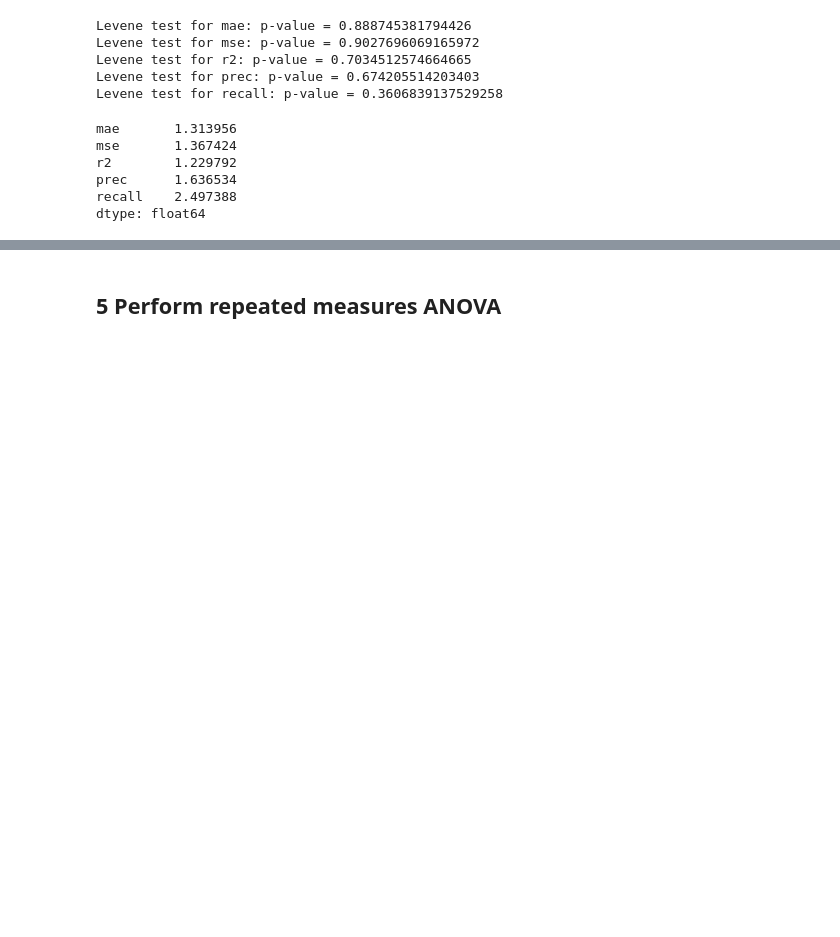
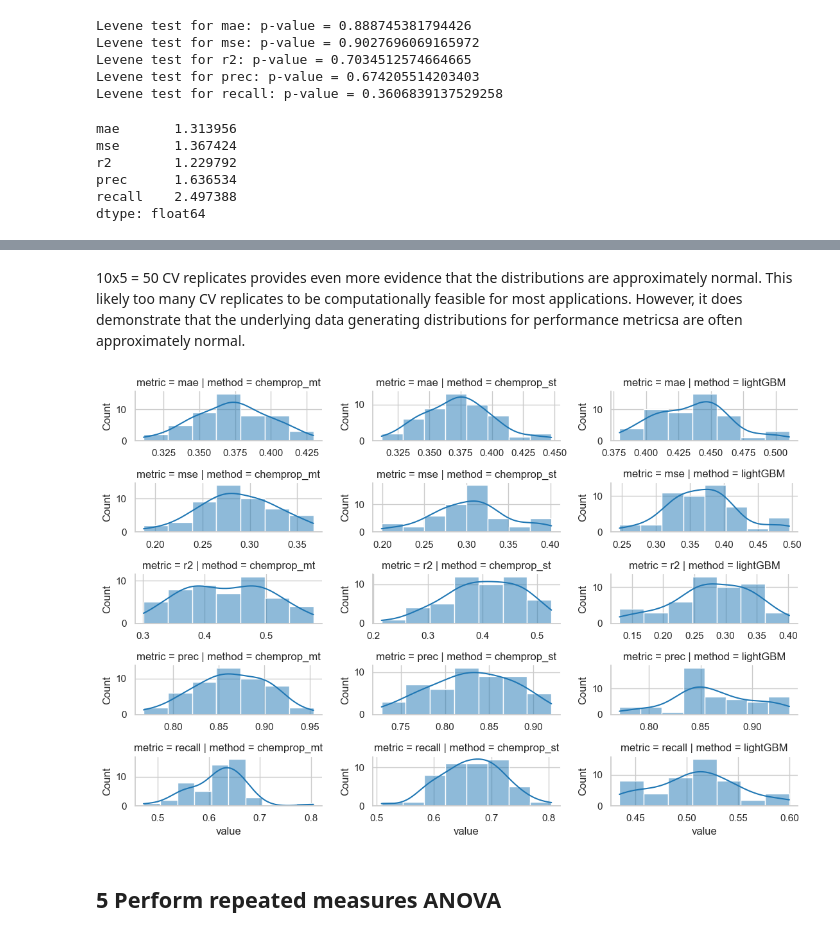
Before and after one commit to polaris-hub/polaris-method-comparison, a Jupyter notebook: ADME_example/ML_Regression_Comparison.ipynb, the cells around one changed output, grey strips where cells are left out. Drawn from its saved outputs; the diff is of its cells as text; code cells hidden in the pictures; blank space fills up the shorter version.

```diff
--- a/ADME_example/ML_Regression_Comparison.ipynb
+++ b/ADME_example/ML_Regression_Comparison.ipynb
@@ -580,3 +403,9 @@ plot_facetgrid(df_scaffold_split_stacked_norm)
+# %% [markdown]
+10x5 = 50 CV replicates provides even more evidence that the distributions are approximately normal.  This likely too many CV replicates to be computationally feasible for most applications.  However, it does demonstrate that the underlying data generating distributions for performance metricsa are often approximately normal.
+# %%
+plot_normality_diagnostic(df_input_all, metric_ls)
+# %% [output]
+[figure, added]
 # %% [markdown]
 ## 5 Perform repeated measures ANOVA
 # %% [markdown]
```
Also changed, not shown: parts of 23 cells of this notebook.
